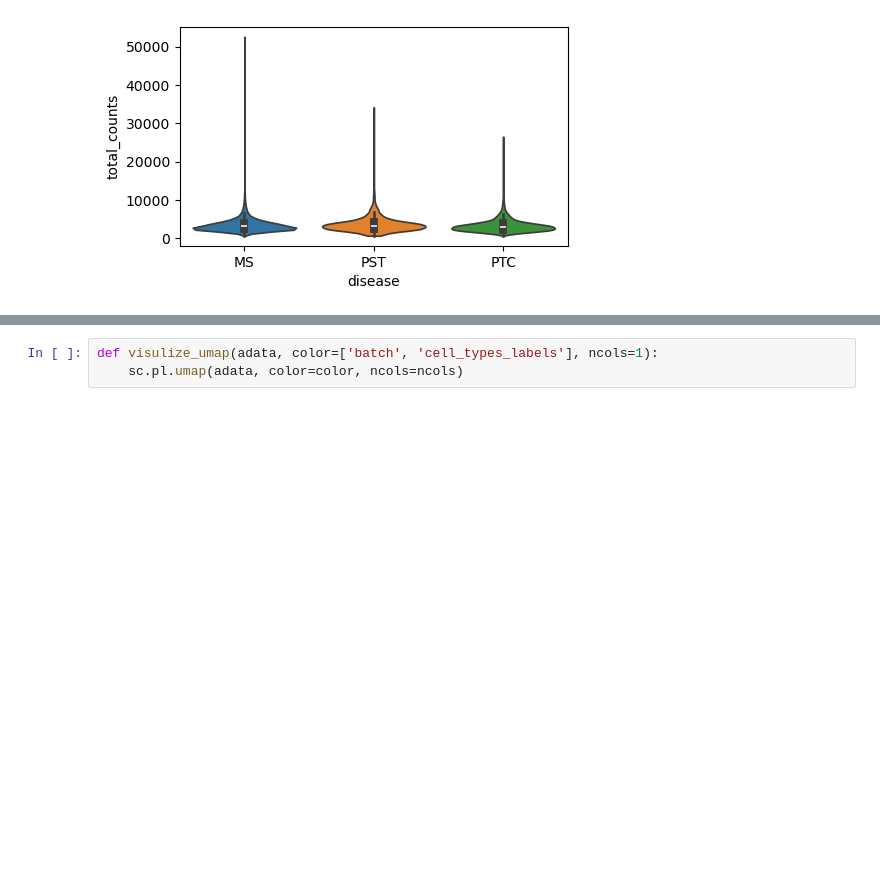
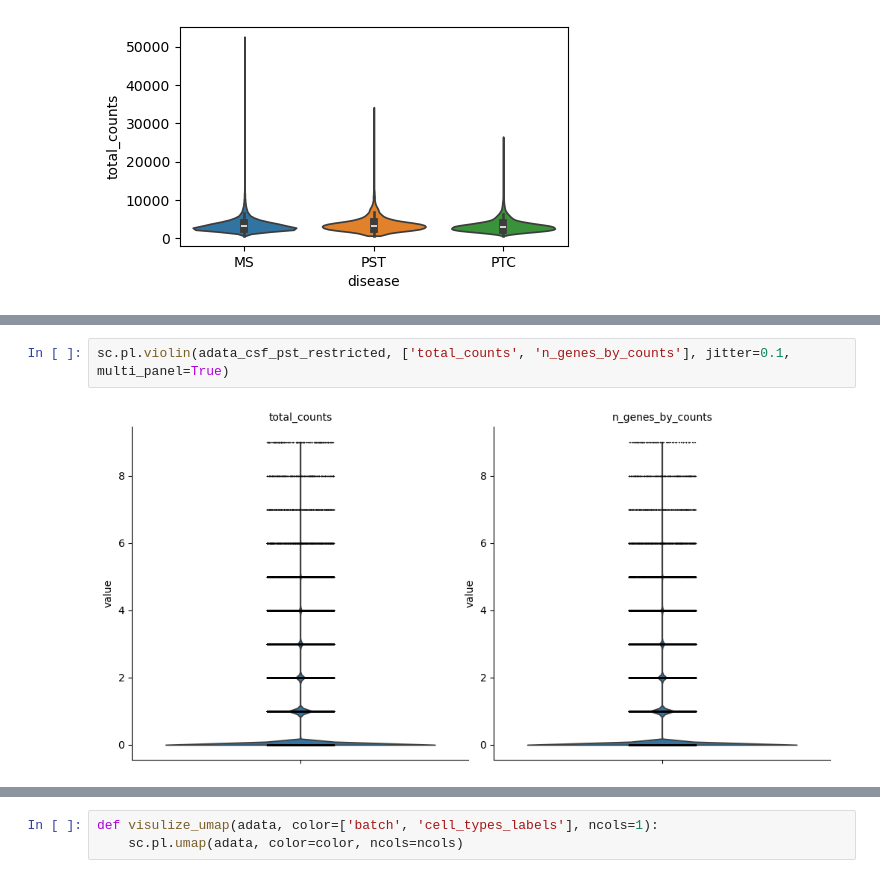
Before and after one commit to multi-omics-integration-for-MS/MS-GEO-Datasets, a Jupyter notebook: GSE138266/GSE138266_EDA.ipynb, the cells around one changed output, grey strips where cells are left out. Saved outputs shown, nothing was run; the diff lists cells and outputs as text; blank space fills up the shorter version.

```diff
--- a/GSE138266/GSE138266_EDA.ipynb
+++ b/GSE138266/GSE138266_EDA.ipynb
@@ -198,0 +259,4 @@ adatas_list = [adata_pbmc_ms, adata_csf_ms, adata_pbmc_pst, adata_pbmc_ptc, adat
+# %%
+sc.pl.violin(adata_csf_pst_restricted, ['total_counts', 'n_genes_by_counts'], jitter=0.1, multi_panel=True)
+# %% [output]
+[figure, added]
```
Also changed, not shown: parts of 12 cells of this notebook.
